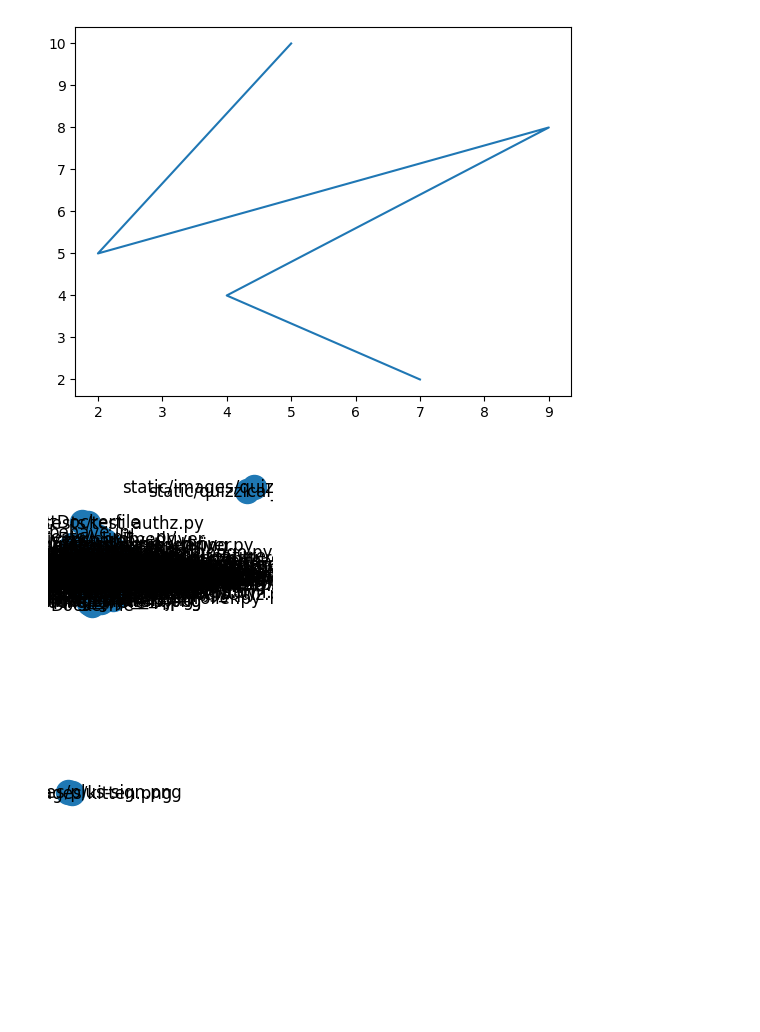
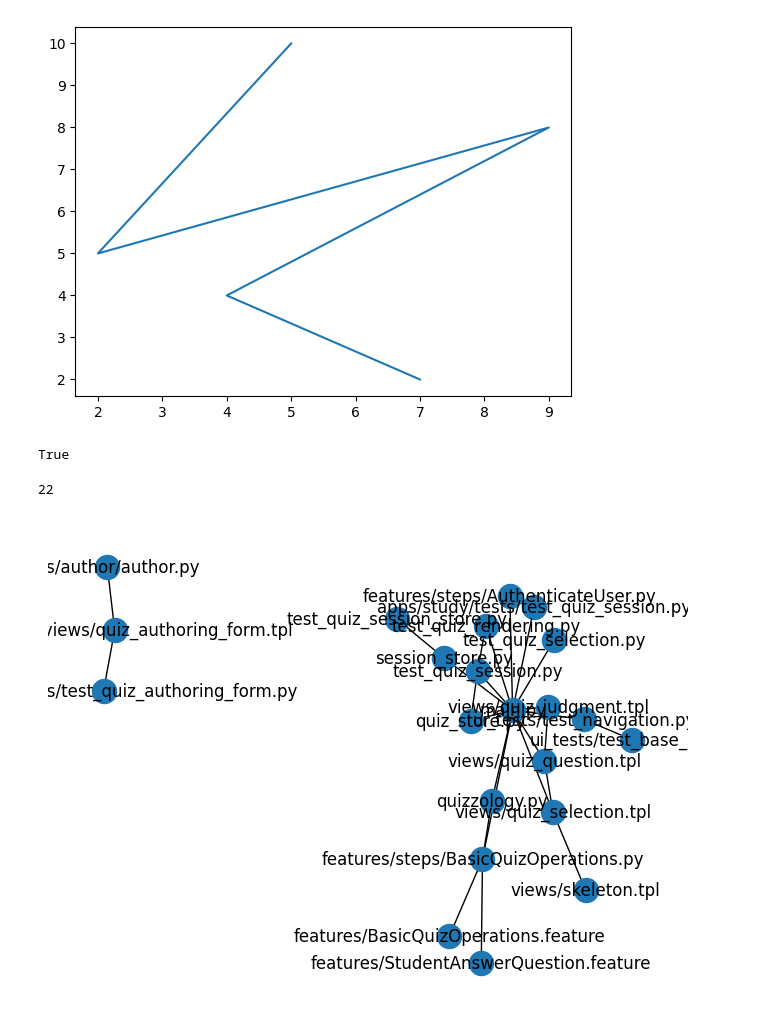
Before and after one commit to tottinge/gitminer-jupyter, a Jupyter notebook: RepoGraphs.ipynb, the cells around one changed output. Saved outputs shown, nothing was run; the diff lists cells and outputs as text; code cells hidden in the pictures; blank space fills up the shorter version.

Commit message:
added a graph for highly-correlated quizzology classes

```diff
--- a/RepoGraphs.ipynb
+++ b/RepoGraphs.ipynb
@@ -11,7 +11,11 @@ repo = Repo("../quizzology")
 repo_graph = nx.Graph()
 for commit in repo.iter_commits():
     for (left,right) in combinations(commit.stats.files,2):
-        repo_graph.add_edge(left,right)
+        if (left,right) in repo_graph.edges:
+            data = repo_graph.get_edge_data(left,right)
+            data['count'] = data.get('count',1) + 1
+        else:
+            repo_graph.add_edge(left,right)
 # %%
 # Create a plot
 
@@ -28,7 +32,23 @@ plot.show()
 # subax = plot.subplot(121)
 # nx.draw(graph)
 
-repo_plot = plot.subplot(122)
-nx.draw(repo_graph, with_labels=True)
+# repo_plot = plot.subplot(122)
+# nx.draw(repo_graph, with_labels=True)
-# %% [output]
-[figure, removed]
+# %%
+left, right = next(iter(repo_graph.edges))
+print( (left,right) in repo_graph.edges )
+# %% [output]
+True
+# %%
+# Perhaps we should trim the data set so that we don't plot every single
+# edge and node in one ugly graph.
+busiest_graph = nx.Graph()
+for (l,r) in repo_graph.edges:
+    data = repo_graph.get_edge_data(l,r)
+    ordinal = data.get('count',0)
+    if ordinal > 8:
+        busiest_graph.add_edge(l,r)
+nx.draw(busiest_graph, with_labels=True)
+# %% [output]
+22
+[figure, added]
```
